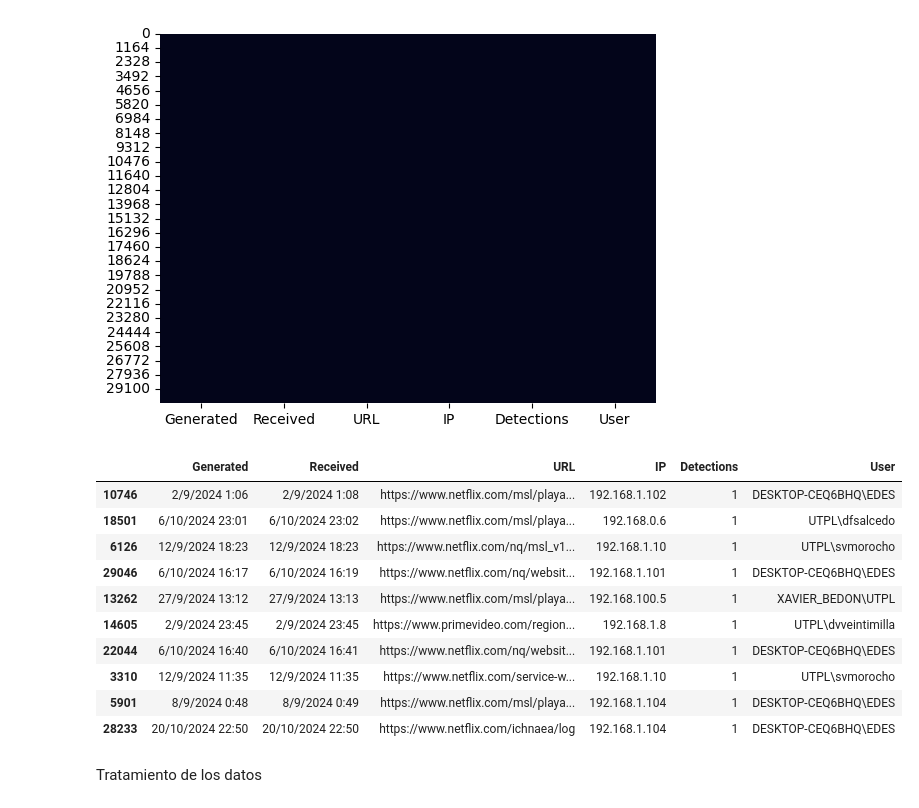
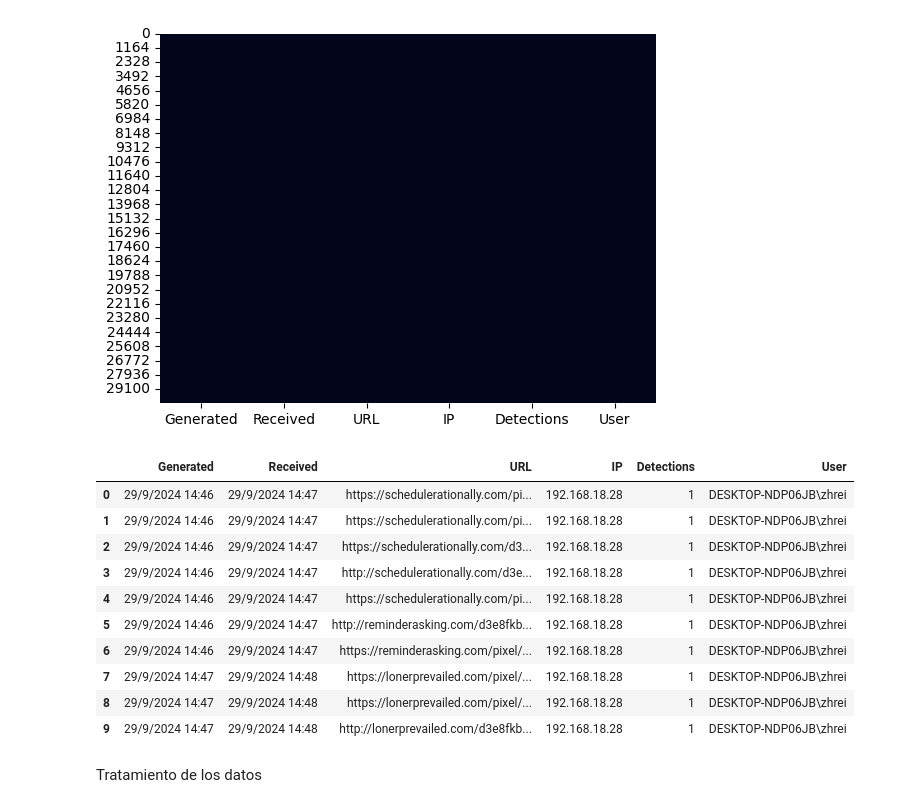
Before and after one commit to mpjuarez/introduccion-IA, a Jupyter notebook: TT_IA.ipynb, the cells around one changed output. Saved outputs shown, nothing was run; the diff lists cells and outputs as text; code cells hidden in the pictures.

```diff
--- a/TT_IA.ipynb
+++ b/TT_IA.ipynb
@@ -217,19 +217,19 @@ plt.show()
 [figure]
 # %%
 # Dataset Web Security
-Web_security1.sample(10)
+Web_security1.head(10)
 # %% [output]
 |  | Generated | Received | URL | IP | Detections | User |
-| 10746 | 2/9/2024 1:06 | 2/9/2024 1:08 | https://www.netflix.com/msl/playa... | 192.168.1.102 | 1 | DESKTOP-CEQ6BHQ\EDES |
-| 18501 | 6/10/2024 23:01 | 6/10/2024 23:02 | https://www.netflix.com/msl/playa... | 192.168.0.6 | 1 | UTPL\dfsalcedo |
-| 6126 | 12/9/2024 18:23 | 12/9/2024 18:23 | https://www.netflix.com/nq/msl_v1... | 192.168.1.10 | 1 | UTPL\svmorocho |
-| 29046 | 6/10/2024 16:17 | 6/10/2024 16:19 | https://www.netflix.com/nq/websit... | 192.168.1.101 | 1 | DESKTOP-CEQ6BHQ\EDES |
-| 13262 | 27/9/2024 13:12 | 27/9/2024 13:13 | https://www.netflix.com/msl/playa... | 192.168.100.5 | 1 | XAVIER_BEDON\UTPL |
-| 14605 | 2/9/2024 23:45 | 2/9/2024 23:45 | https://www.primevideo.com/region... | 192.168.1.8 | 1 | UTPL\dvveintimilla |
-| 22044 | 6/10/2024 16:40 | 6/10/2024 16:41 | https://www.netflix.com/nq/websit... | 192.168.1.101 | 1 | DESKTOP-CEQ6BHQ\EDES |
-| 3310 | 12/9/2024 11:35 | 12/9/2024 11:35 | https://www.netflix.com/service-w... | 192.168.1.10 | 1 | UTPL\svmorocho |
-| 5901 | 8/9/2024 0:48 | 8/9/2024 0:49 | https://www.netflix.com/msl/playa... | 192.168.1.104 | 1 | DESKTOP-CEQ6BHQ\EDES |
-| 28233 | 20/10/2024 22:50 | 20/10/2024 22:50 | https://www.netflix.com/ichnaea/log | 192.168.1.104 | 1 | DESKTOP-CEQ6BHQ\EDES |
+| 0 | 29/9/2024 14:46 | 29/9/2024 14:47 | https://schedulerationally.com/pi... | 192.168.18.28 | 1 | DESKTOP-NDP06JB\zhrei |
+| 1 | 29/9/2024 14:46 | 29/9/2024 14:47 | https://schedulerationally.com/pi... | 192.168.18.28 | 1 | DESKTOP-NDP06JB\zhrei |
+| 2 | 29/9/2024 14:46 | 29/9/2024 14:47 | https://schedulerationally.com/d3... | 192.168.18.28 | 1 | DESKTOP-NDP06JB\zhrei |
+| 3 | 29/9/2024 14:46 | 29/9/2024 14:47 | http://schedulerationally.com/d3e... | 192.168.18.28 | 1 | DESKTOP-NDP06JB\zhrei |
+| 4 | 29/9/2024 14:46 | 29/9/2024 14:47 | https://schedulerationally.com/pi... | 192.168.18.28 | 1 | DESKTOP-NDP06JB\zhrei |
+| 5 | 29/9/2024 14:46 | 29/9/2024 14:47 | http://reminderasking.com/d3e8fkb... | 192.168.18.28 | 1 | DESKTOP-NDP06JB\zhrei |
+| 6 | 29/9/2024 14:46 | 29/9/2024 14:47 | https://reminderasking.com/pixel/... | 192.168.18.28 | 1 | DESKTOP-NDP06JB\zhrei |
+| 7 | 29/9/2024 14:47 | 29/9/2024 14:48 | https://lonerprevailed.com/pixel/... | 192.168.18.28 | 1 | DESKTOP-NDP06JB\zhrei |
+| 8 | 29/9/2024 14:47 | 29/9/2024 14:48 | https://lonerprevailed.com/pixel/... | 192.168.18.28 | 1 | DESKTOP-NDP06JB\zhrei |
+| 9 | 29/9/2024 14:47 | 29/9/2024 14:48 | http://lonerprevailed.com/d3e8fkb... | 192.168.18.28 | 1 | DESKTOP-NDP06JB\zhrei |
 # %% [markdown]
 Tratamiento de los datos
 # %% [markdown]
```
Also changed, not shown: parts of 11 cells of this notebook.
